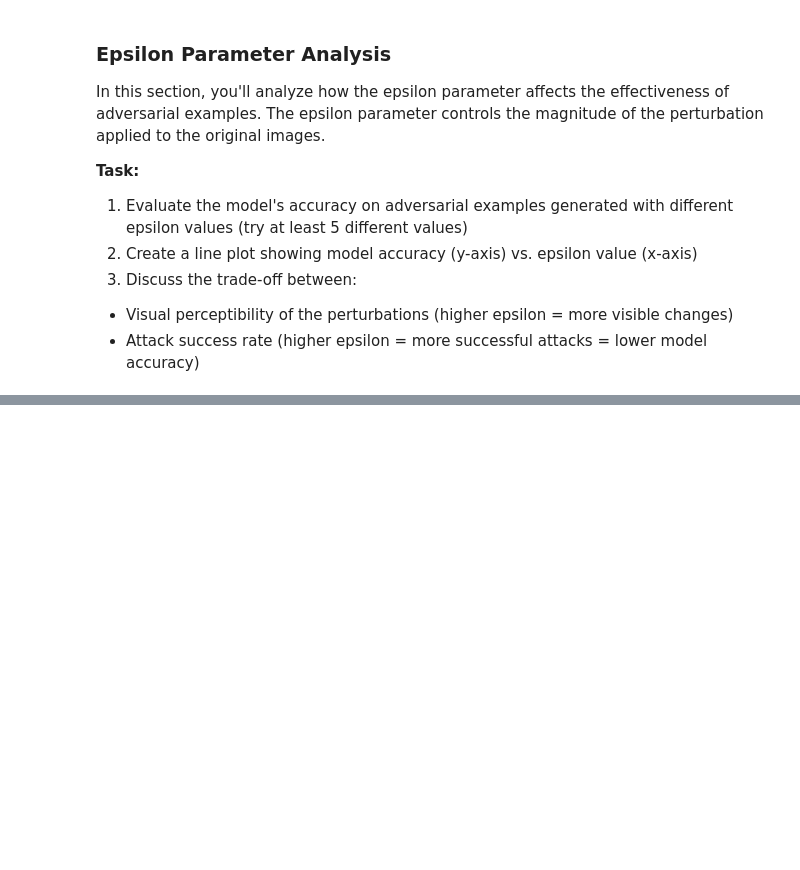
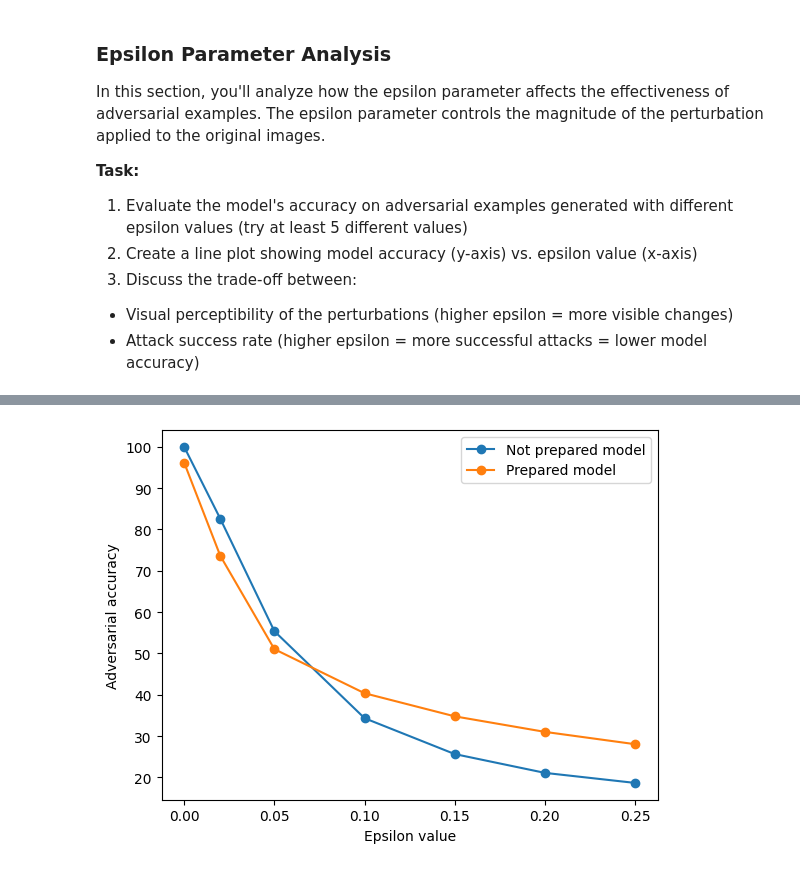
Before and after one commit to Spontaniczny/Stochastic-methods-in-machine-learning, a Jupyter notebook: lab3/lab3.ipynb, the cells around one changed output, grey strips where cells are left out. Cells and saved outputs as stored; diff of their text form; code cells hidden in the pictures; blank space fills up the shorter version.

```diff
--- a/lab3/lab3.ipynb
+++ b/lab3/lab3.ipynb
@@ -411,0 +573,7 @@ for i in range(5):
+# %%
+epsilon_tab = [0, 0.02, 0.05, 0.1, 0.15, 0.2, 0.25]
+adversarial_accuracy_tab_prepared_model = []
+
+for eps in epsilon_tab:
+    adversarial_accuracy_tab_prepared_model.append(eval_adversarial_accuracy(eps))
+    print(f"Accuracy on adversarial test images (FGSM, eps={eps}): {adversarial_accuracy_tab_prepared_model[-1]:.2f}%")
@@ -411,0 +588,10 @@ for i in range(5):
+# %%
+plt.plot(epsilon_tab, adversarial_accuracy_tab, marker="o", label="Not prepared model")
+plt.plot(epsilon_tab, adversarial_accuracy_tab_prepared_model, marker="o", label="Prepared model")
+
+plt.legend()
+plt.xlabel("Epsilon value")
+plt.ylabel("Adversarial accuracy")
+plt.show()
+# %% [output]
+[figure, added]
```
Also changed, not shown: parts of 26 cells of this notebook.
